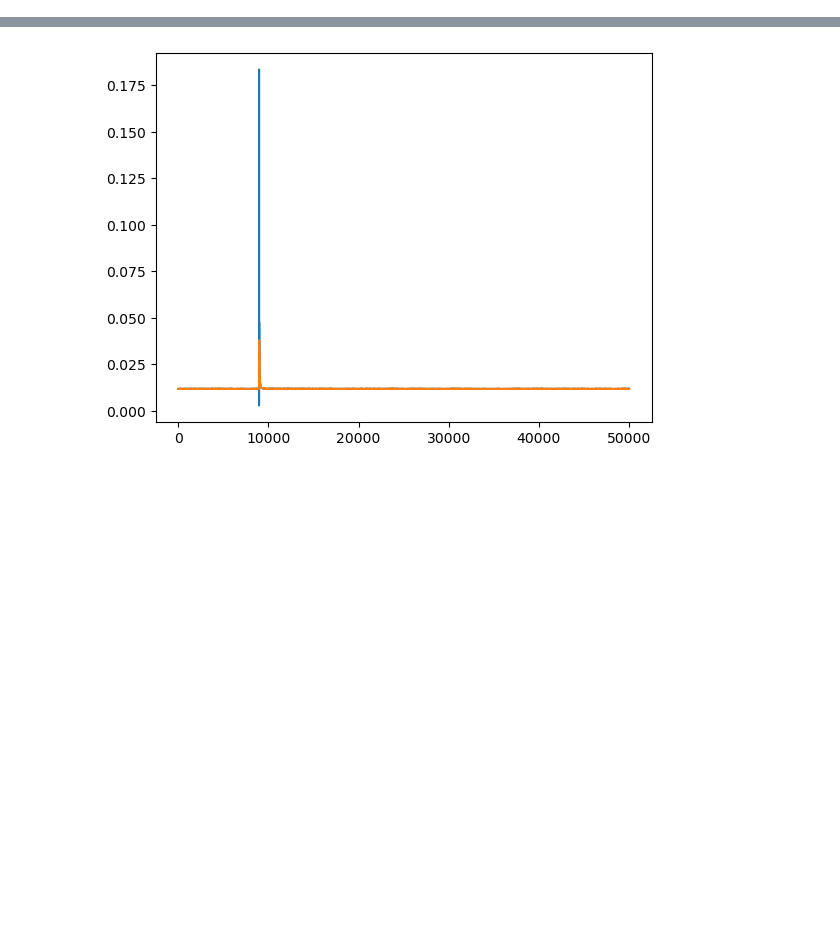
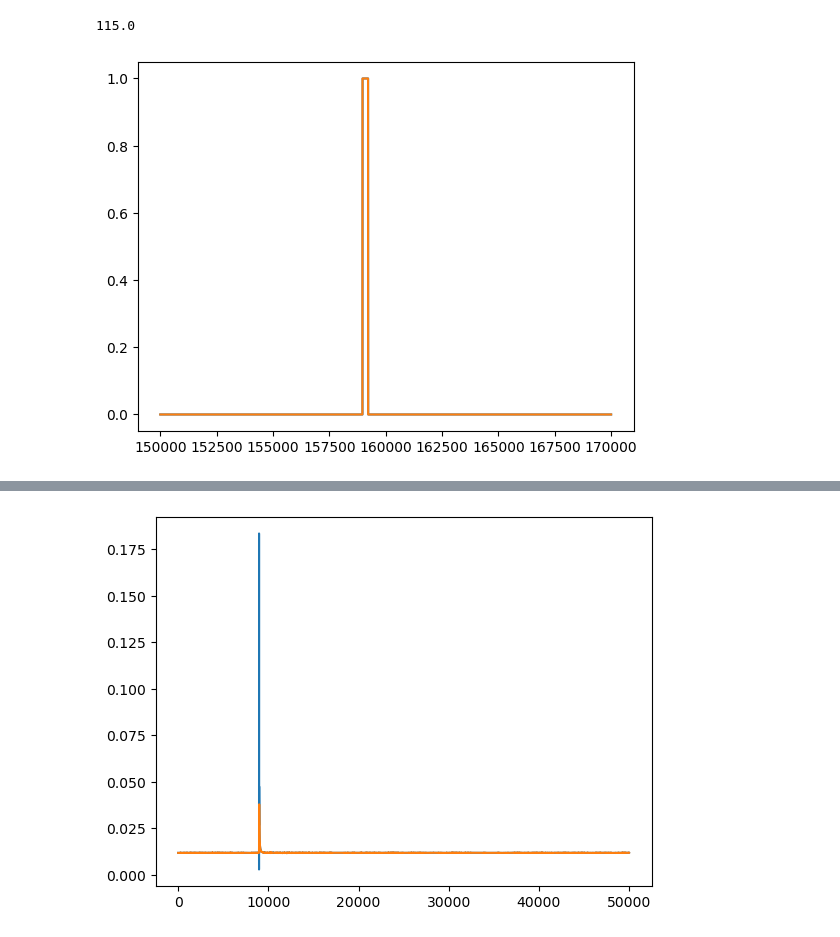
Before and after one commit to JuliaRory/PonkSync-Trainer, a Jupyter notebook: notebooks/00-downsampling.ipynb, the cells around one changed output, grey strips where cells are left out. Saved outputs shown, nothing was run; the diff lists cells and outputs as text; code cells hidden in the pictures; blank space fills up the shorter version.

```diff
--- a/notebooks/00-downsampling.ipynb
+++ b/notebooks/00-downsampling.ipynb
@@ -17,3 +22,21 @@ eeg.shape, emg.shape, trigger.shape
+# %%
+74078484.0 - 74078369.0
+# %% [output]
+115.0
+# %%
+Fs = 25000 # Hz
+start_idx, end_idx = 150000, 170000
+ch = 10
+# %%
+factor = 5
+trigger_resample = trigger[::factor]
+# %%
+time = np.arange(len(trigger))
+new_time  = np.arange(0, len(trigger), factor)
+plt.plot(time[start_idx:end_idx], trigger[start_idx:end_idx]);
+plt.plot(new_time[start_idx//factor:end_idx//factor], trigger_resample[start_idx//factor:end_idx//factor]);
+# %% [output]
+[figure, added]
 # %%
 filename = r"../data/offline_tests/01_AV_M1_qp_45.hdf5"
 with h5py.File(filename, "r") as h5f:
```
Also changed, not shown: parts of 12 cells of this notebook, 12 other files.
